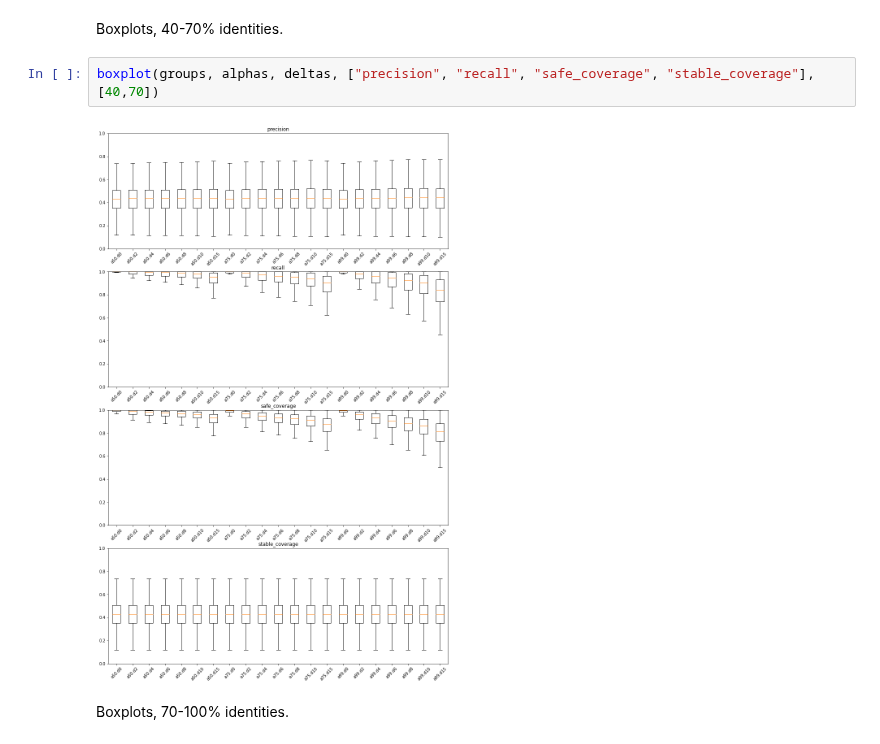
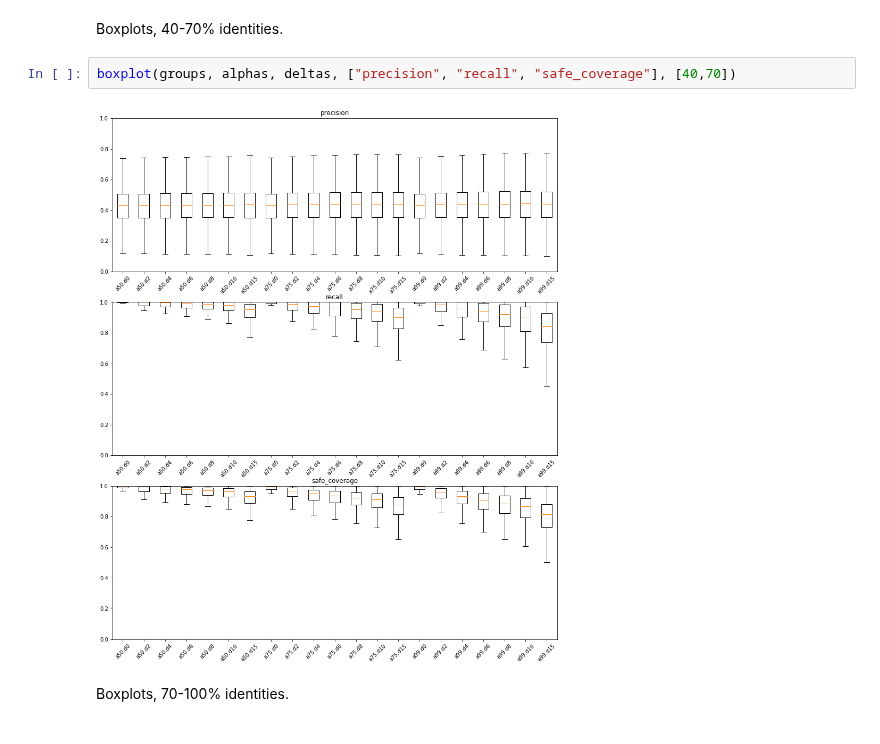
Before and after one commit to algbio/alignment-safety, a Jupyter notebook: pipeline/analysis/motifs.ipynb, the cells around one changed output. Cells and saved outputs as stored; diff of their text form.

```diff
--- a/pipeline/analysis/motifs.ipynb
+++ b/pipeline/analysis/motifs.ipynb
@@ -469,9 +469,9 @@ boxplot(groups, alphas, deltas, ["precision", "recall", "safe_coverage", "stable
 # %% [markdown]
 Boxplots, 40-70% identities.
 # %%
-boxplot(groups, alphas, deltas, ["precision", "recall", "safe_coverage", "stable_coverage"], [40,70])
+boxplot(groups, alphas, deltas, ["precision", "recall", "safe_coverage"], [40,70])
 # %% [output]
-[figure, old version]
+[figure, new version]
 # %% [markdown]
 Boxplots, 70-100% identities.
 # %%
```
Also changed, not shown: parts of 4 cells of this notebook.
